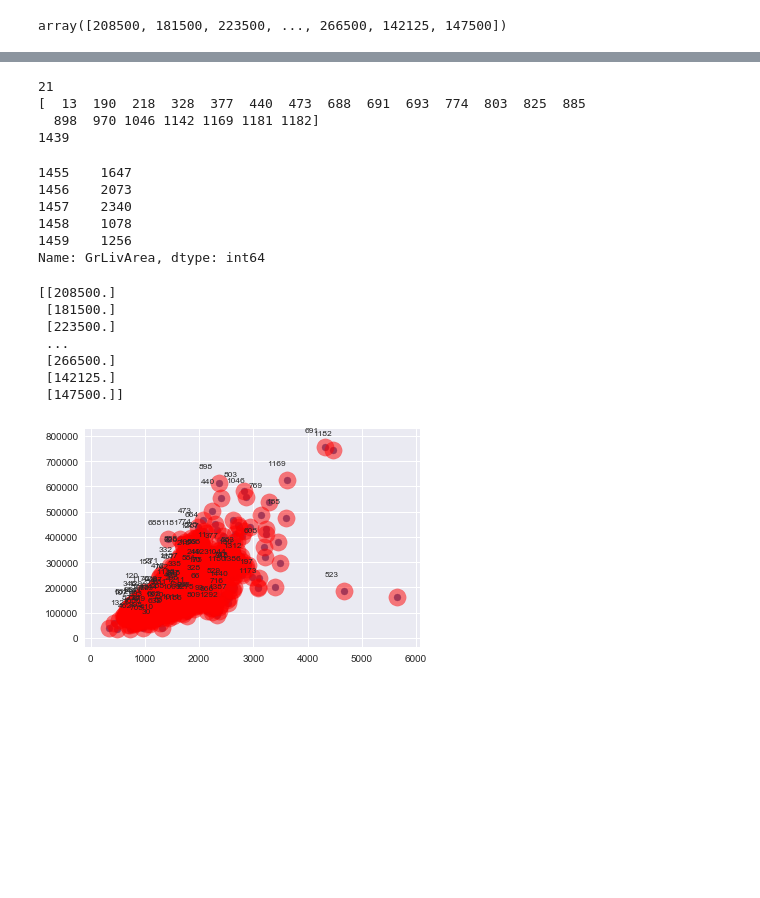
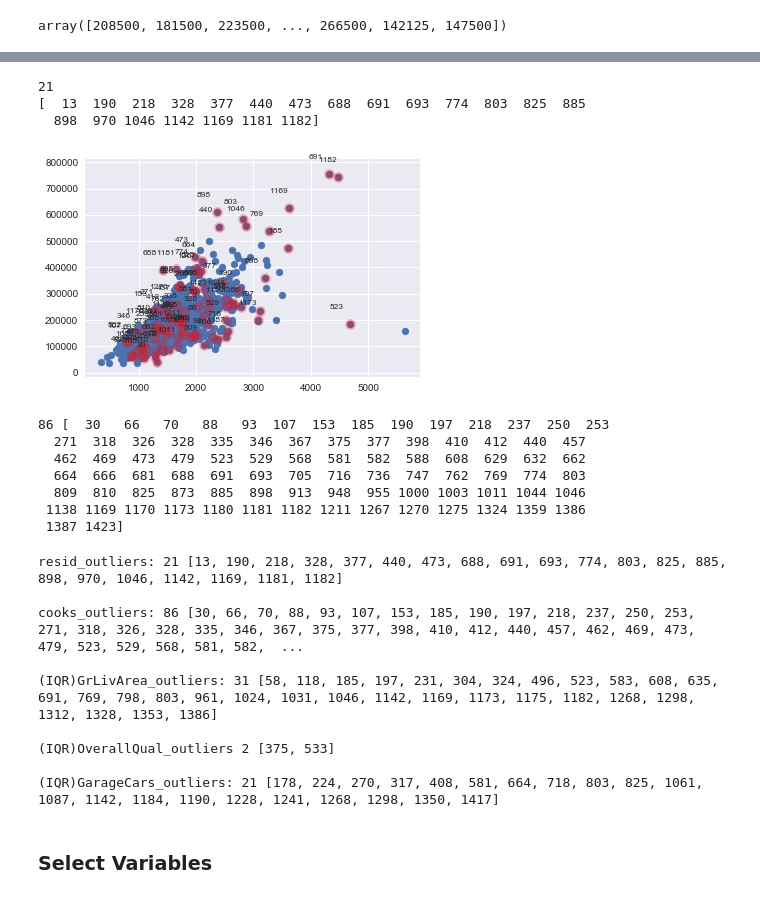
Before and after one commit to kish191919/House_Price_Project_by_Python, a Jupyter notebook: House_Prediction_Project_rev5_byarcho.ipynb, the cells around one changed output, grey strips where cells are left out. Cells and saved outputs as stored; diff of their text form; code cells hidden in the pictures; blank space fills up the shorter version.

```diff
--- a/House_Prediction_Project_rev5_byarcho.ipynb
+++ b/House_Prediction_Project_rev5_byarcho.ipynb
@@ -581,48 +655,33 @@ plt.show()
 # %%
 o_x_train = x_train[result.resid_pearson > 2]
 print(len(o_x_train))
-idx = np.where(result.resid_pearson > 2)[0]
-print(idx)
-f_x_train = x_train[result.resid_pearson < 2]
-print(len(f_x_train))
+idx_r = np.where(result.resid_pearson > 2)[0]
+print(idx_r)
 # %% [output]
 21
 [  13  190  218  328  377  440  473  688  691  693  774  803  825  885
   898  970 1046 1142 1169 1181 1182]
-1439
-# %%
-x_train_x0['GrLivArea'].tail()
-# %% [output]
-1455    1647
-1456    2073
-1457    2340
-1458    1078
-1459    1256
-Name: GrLivArea, dtype: int64
-# %%
-print(y_train)
-# %% [output]
-[[208500.]
- [181500.]
- [223500.]
- ...
- [266500.]
- [142125.]
- [147500.]]
 # %%
 from statsmodels.graphics import utils
 
 cooks_d2, pvals = influence.cooks_distance
-fox_cr = 4 / (len(y_train) - 2)
-idx = np.where(cooks_d2 > fox_cr)[0]
+fox_cr = 4 / (len(y_train) - 316 - 1)
+idx_c = np.where(cooks_d2 > fox_cr)[0]
 
 ax = plt.subplot()
 plt.scatter(x_train_x0['GrLivArea'], y_train)
-plt.scatter(x_train_x0['GrLivArea'], y_train, s=300, c="r", alpha=0.5)
-utils.annotate_axes(range(len(idx)), idx,
-                    list(zip(x_train_x0['GrLivArea'][idx], y_train[idx])), [(-20, 15)] * len(idx), size="small", ax=ax)
+plt.scatter(x_train_x0['GrLivArea'][idx_c], y_train[idx_c], s=100, c="r", alpha=0.3)
+utils.annotate_axes(range(len(idx_c)), idx_c,
+                    list(zip(x_train_x0['GrLivArea'][idx_c], y_train[idx_c])), [(-20, 15)] * len(idx_c), size="small", ax=ax)
 plt.show()
 
-#Cook's distance 어떻게 활용할지?
+print(len(idx_c),idx_c)
 # %% [output]
-[figure, old version]
+[figure, new version]
+86 [  30   66   70   88   93  107  153  185  190  197  218  237  250  253
+  271  318  326  328  335  346  367  375  377  398  410  412  440  457
+  462  469  473  479  523  529  568  581  582  588  608  629  632  662
+  664  666  681  688  691  693  705  716  736  747  762  769  774  803
+  809  810  825  873  885  898  913  948  955 1000 1003 1011 1044 1046
+ 1138 1169 1170 1173 1180 1181 1182 1211 1267 1270 1275 1324 1359 1386
+ 1387 1423]
@@ -637,0 +688,30 @@ y_train.drop[out_ls, axis='rows']
+# %%
+resid_outliers = idx_r.tolist()
+cooks_outliers = idx_c.tolist()
+print("resid_outliers:", len(resid_outliers), resid_outliers)
+print("\t")
+print("cooks_outliers:", len(cooks_outliers), cooks_outliers)
+print("\t")
+print("(IQR)GrLivArea_outliers:", len(GrLivArea_outliers), GrLivArea_outliers)
+print("\t")
+print("(IQR)OverallQual_outliers", len(OverallQual_outliers), OverallQual_outliers)
+print("\t")
+print("(IQR)GarageCars_outliers:", len(GarageCars_outliers), GarageCars_outliers)
+
+#제거하길 추천한 outliers(data description)
+recommended_outliers = [523, 898, 1298]
+
+# x_train_x0.drop[resid_outliers, axis='rows']
+# y_train.drop[resid_outliers, axis='rows']
+# %% [output]
+resid_outliers: 21 [13, 190, 218, 328, 377, 440, 473, 688, 691, 693, 774, 803, 825, 885, 898, 970, 1046, 1142, 1169, 1181, 1182]
+
+cooks_outliers: 86 [30, 66, 70, 88, 93, 107, 153, 185, 190, 197, 218, 237, 250, 253, 271, 318, 326, 328, 335, 346, 367, 375, 377, 398, 410, 412, 440, 457, 462, 469, 473, 479, 523, 529, 568, 581, 582,  ...
+
+(IQR)GrLivArea_outliers: 31 [58, 118, 185, 197, 231, 304, 324, 496, 523, 583, 608, 635, 691, 769, 798, 803, 961, 1024, 1031, 1046, 1142, 1169, 1173, 1175, 1182, 1268, 1298, 1312, 1328, 1353, 1386]
+
+(IQR)OverallQual_outliers 2 [375, 533]
+
+(IQR)GarageCars_outliers: 21 [178, 224, 270, 317, 408, 581, 664, 718, 803, 825, 1061, 1087, 1142, 1184, 1190, 1228, 1241, 1268, 1298, 1350, 1417]
+# %% [markdown]
+### Select Variables
```
Also changed, not shown: parts of 33 cells of this notebook, 2 other files.
